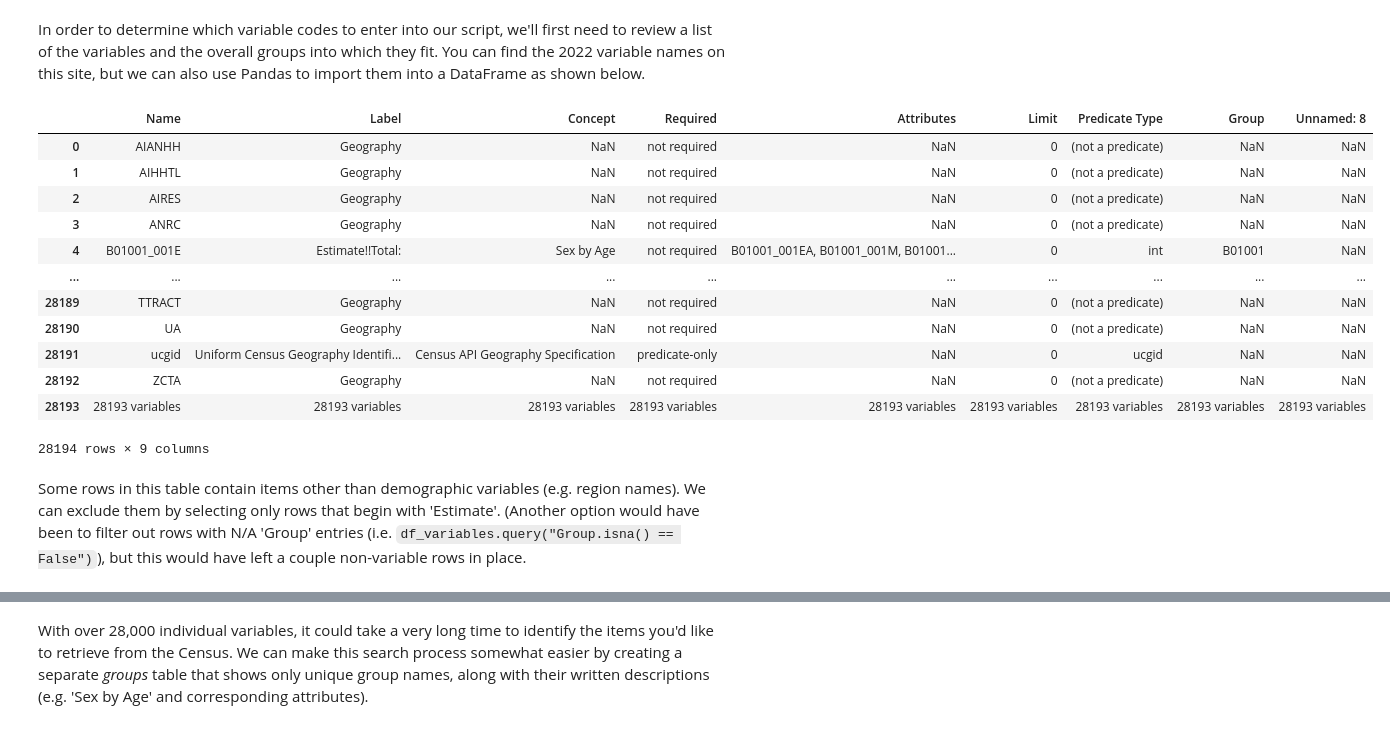
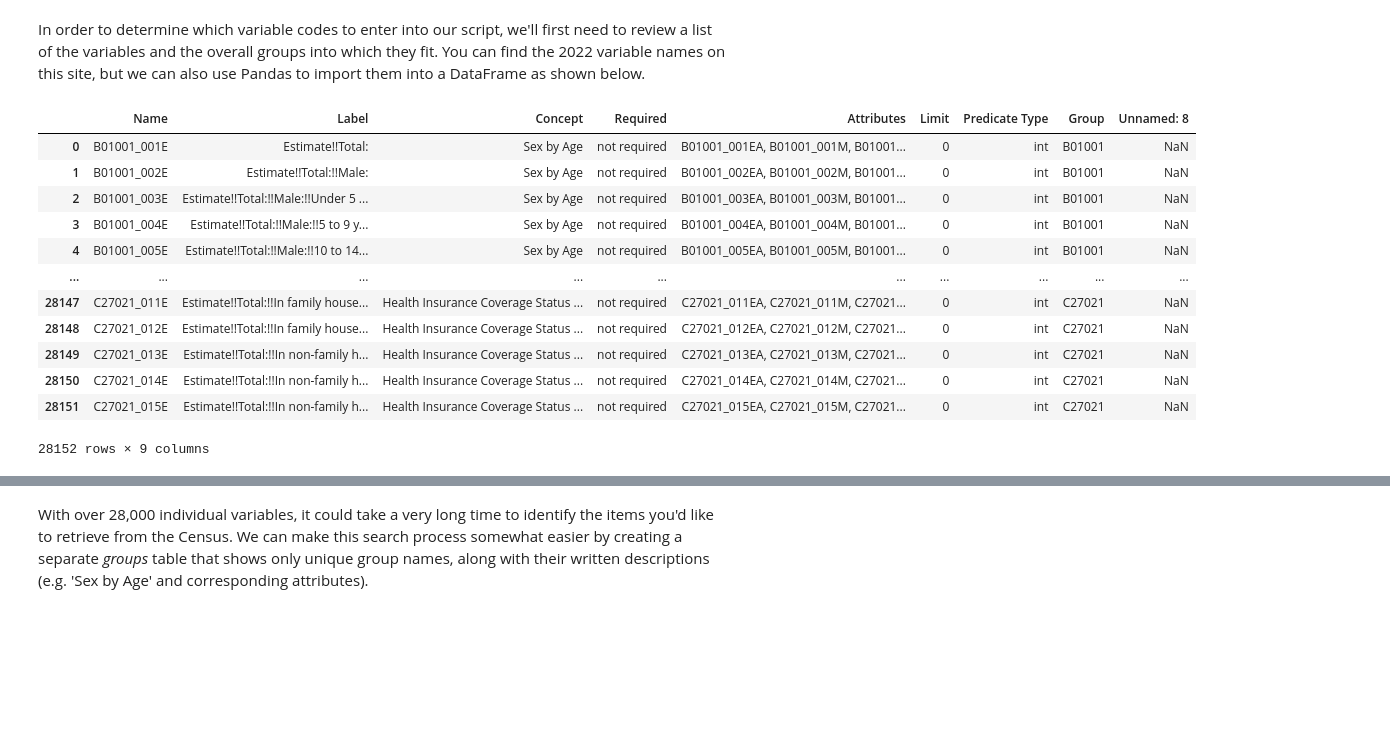
Before and after one commit to kburchfiel/pfn_2, a Jupyter notebook: Census_Data_Imports/census_data_imports.ipynb, the cells around one changed output, grey strips where cells are left out. Saved outputs shown, nothing was run; the diff lists cells and outputs as text; code cells hidden in the pictures; blank space fills up the shorter version.

Commit message:
Continued work on census_data_imports.ipynb (which is still incomplete)

```diff
--- a/Census_Data_Imports/census_data_imports.ipynb
+++ b/Census_Data_Imports/census_data_imports.ipynb
@@ -20,6 +20,10 @@ latest_acs5_year = 2022 # By updating this variable when future American
 # Community Surveys get released, you should be able to retrieve the most
 # recent data possible. (If changes to the survey's format are made,
 # however, updates to the scripts may be necessary.)
+download_variable_list = False # If set to True, a new list of variables
+# will be downloaded from the Census API website. If False, this list of
+# variables will instead be read in from a local .csv copy (thus saving
+# processing time).
 # %% [markdown]
 # Part 1: Introducing the Census API
 # %% [markdown]
@@ -155,23 +159,36 @@ df_results
 # %% [markdown]
 In order to determine which variable codes to enter into our script, we'll first need to review a list of the variables and the overall groups into which they fit. You can find the 2022 variable names on this site, but we can also use Pandas to import them into a DataFrame as shown below.
 # %%
-df_variables_page = pd.read_html(
-    'https://api.census.gov/data/2022/acs/acs5/variables.html')[0]
-# [0] selects the first HTML table found on this page.
+if download_variable_list == True:
+    df_variables_page = pd.read_html(
+        'https://api.census.gov/data/2022/acs/acs5/variables.html')[0]
+    # Some rows in this table contain items other than demographic variables
+    # (e.g. region names). We can exclude them by selecting only rows
+    # that begin with 'Estimate'. (Another option would have been to filter
+    # out rows with N/A 'Group' entries (i.e.
+    # df_variables.query("Group.isna() == False")),
+    # but this would have left a couple non-variable rows in place.
+    # [0] selects the first HTML table found on this page.
+    df_variables = df_variables_page[
+    df_variables_page['Label'].str[0:8] == 'Estimate'].copy(
+    ).reset_index(drop=True)
+    # Saving this table to a local .csv file:
+    df_variables.to_csv('Datasets/2022_variables.csv', index = False)
+else: # Reading a local copy of this dataset instead, which will probably
+    # take much less time.
+    df_variables_page = pd.read_csv('Datasets/2022_variables.csv')
 df_variables_page
 # %% [output]
 |  | Name | Label | Concept | Required | Attributes | Limit | Predicate Type | Group | Unnamed: 8 |
-| 0 | AIANHH | Geography | NaN | not required | NaN | 0 | (not a predicate) | NaN | NaN |
-| 1 | AIHHTL | Geography | NaN | not required | NaN | 0 | (not a predicate) | NaN | NaN |
-| 2 | AIRES | Geography | NaN | not required | NaN | 0 | (not a predicate) | NaN | NaN |
-| 3 | ANRC | Geography | NaN | not required | NaN | 0 | (not a predicate) | NaN | NaN |
-| 4 | B01001_001E | Estimate!!Total: | Sex by Age | not required | B01001_001EA, B01001_001M, B01001... | 0 | int | B01001 | NaN |
+| 0 | B01001_001E | Estimate!!Total: | Sex by Age | not required | B01001_001EA, B01001_001M, B01001... | 0 | int | B01001 | NaN |
+| 1 | B01001_002E | Estimate!!Total:!!Male: | Sex by Age | not required | B01001_002EA, B01001_002M, B01001... | 0 | int | B01001 | NaN |
+| 2 | B01001_003E | Estimate!!Total:!!Male:!!Under 5 ... | Sex by Age | not required | B01001_003EA, B01001_003M, B01001... | 0 | int | B01001 | NaN |
+| 3 | B01001_004E | Estimate!!Total:!!Male:!!5 to 9 y... | Sex by Age | not required | B01001_004EA, B01001_004M, B01001... | 0 | int | B01001 | NaN |
+| 4 | B01001_005E | Estimate!!Total:!!Male:!!10 to 14... | Sex by Age | not required | B01001_005EA, B01001_005M, B01001... | 0 | int | B01001 | NaN |
 | ... | ... | ... | ... | ... | ... | ... | ... | ... | ... |
-| 28189 | TTRACT | Geography | NaN | not required | NaN | 0 | (not a predicate) | NaN | NaN |
-| 28190 | UA | Geography | NaN | not required | NaN | 0 | (not a predicate) | NaN | NaN |
-| 28191 | ucgid | Uniform Census Geography Identifi... | Census API Geography Specification | predicate-only | NaN | 0 | ucgid | NaN | NaN |
-| 28192 | ZCTA | Geography | NaN | not required | NaN | 0 | (not a predicate) | NaN | NaN |
-| 28193 | 28193 variables | 28193 variables | 28193 variables | 28193 variables | 28193 variables | 28193 variables | 28193 variables | 28193 variables | 28193 variables |
+| 28147 | C27021_011E | Estimate!!Total:!!In family house... | Health Insurance Coverage Status ... | not required | C27021_011EA, C27021_011M, C27021... | 0 | int | C27021 | NaN |
+| 28148 | C27021_012E | Estimate!!Total:!!In family house... | Health Insurance Coverage Status ... | not required | C27021_012EA, C27021_012M, C27021... | 0 | int | C27021 | NaN |
+| 28149 | C27021_013E | Estimate!!Total:!!In non-family h... | Health Insurance Coverage Status ... | not required | C27021_013EA, C27021_013M, C27021... | 0 | int | C27021 | NaN |
+| 28150 | C27021_014E | Estimate!!Total:!!In non-family h... | Health Insurance Coverage Status ... | not required | C27021_014EA, C27021_014M, C27021... | 0 | int | C27021 | NaN |
+| 28151 | C27021_015E | Estimate!!Total:!!In non-family h... | Health Insurance Coverage Status ... | not required | C27021_015EA, C27021_015M, C27021... | 0 | int | C27021 | NaN |
-28194 rows × 9 columns
+28152 rows × 9 columns
-# %% [markdown]
-Some rows in this table contain items other than demographic variables (e.g. region names). We can exclude them by selecting only rows that begin with 'Estimate'. (Another option would have been to filter out rows with N/A 'Group' entries (i.e. `df_variables.query("Group.isna() == False")`), but this would have left a couple non-variable rows in place.
```
Also changed, not shown: parts of 13 cells of this notebook.
